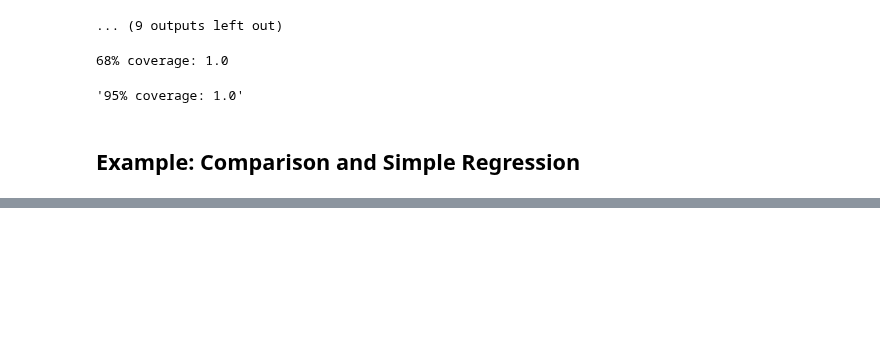
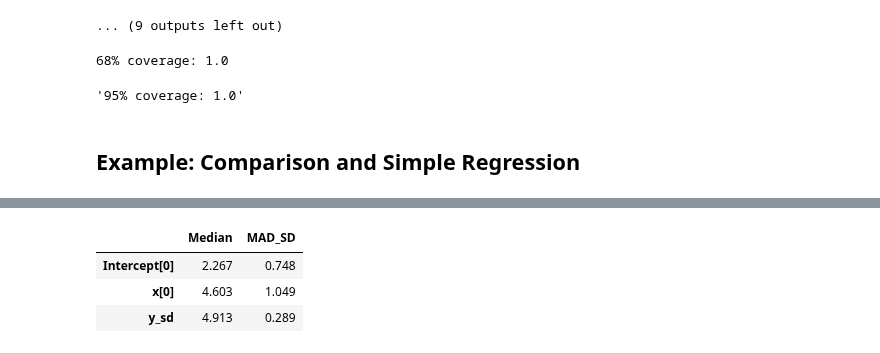
Before and after one commit to bambinos/educational-resources, a Jupyter notebook: ROS/Chapter_7.ipynb, the cells around one changed output, grey strips where cells are left out. Cells and saved outputs as stored; diff of their text form; code cells hidden in the pictures; blank space fills up the shorter version.

```diff
--- a/ROS/Chapter_7.ipynb
+++ b/ROS/Chapter_7.ipynb
@@ -312,0 +353,3 @@ PatsyError: Error evaluating factor: NameError: name 'condition' is not defined
+# %%
+n_1 = 20
+y_1 = stats.norm(8, 5).rvs(n_1)
@@ -312,0 +364,14 @@ PatsyError: Error evaluating factor: NameError: name 'condition' is not defined
+# %%
+n = n_0 + n_1
+y = np.concatenate([y_0, y_1])
+x = np.concatenate([np.zeros(n_0), np.ones(n_1)])
+fake = pd.DataFrame(dict(x=x, y=y))
+# %%
+model = Model(fake)
+
+# We set a very large prior to  act as a flat prior
+
+uniform_prior = Prior('Uniform', lower=-1000, upper=1000)
+priors = {"x":uniform_prior, "Intercept":uniform_prior}
+
+results = model.fit('y ~ x', samples=4000, chains=4, priors=priors)
@@ -312,0 +394,11 @@ PatsyError: Error evaluating factor: NameError: name 'condition' is not defined
+# %%
+func_dict = {"Median": np.median,
+            "MAD_SD":stats.median_abs_deviation,
+             }
+coefs = az.summary(results, stat_funcs=func_dict, extend=False)
+coefs
+# %% [output]
+|  | Median | MAD_SD |
+| Intercept[0] | 2.267 | 0.748 |
+| x[0] | 4.603 | 1.049 |
+| y_sd | 4.913 | 0.289 |
```
Also changed, not shown: parts of 7 cells of this notebook.
